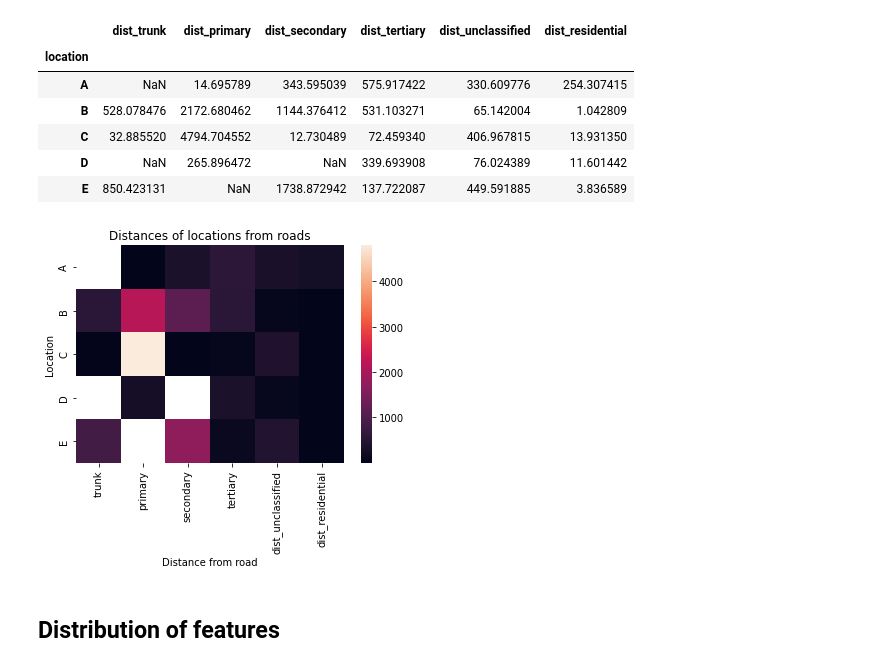
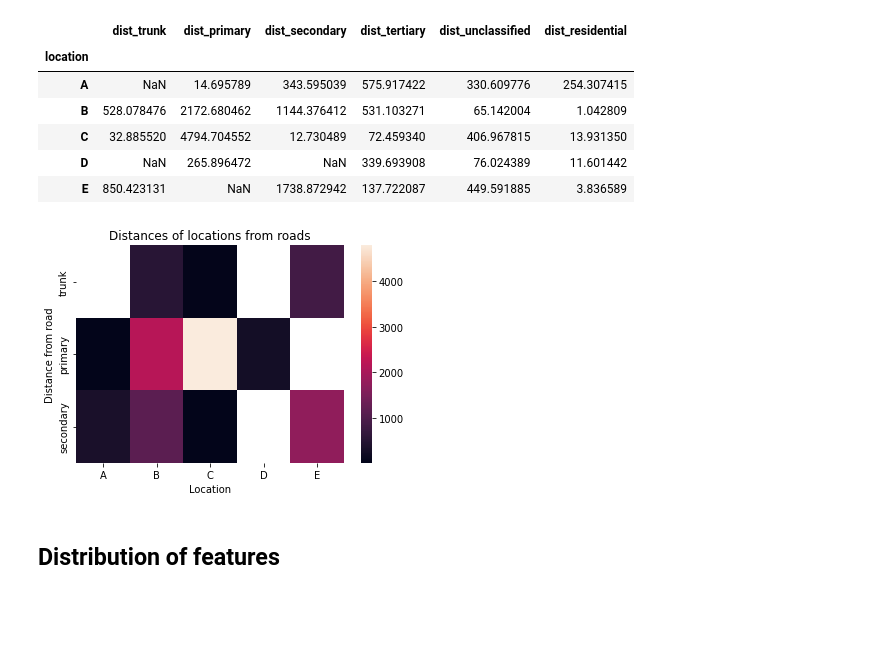
Before and after one commit to Jerwin87/ML-Project-1, a Jupyter notebook: eda_extra.ipynb, the cells around one changed output. Cells and saved outputs as stored; diff of their text form; code cells hidden in the pictures; blank space fills up the shorter version.

```diff
--- a/eda_extra.ipynb
+++ b/eda_extra.ipynb
@@ -107,10 +100,11 @@ meta[['location', 'dist_trunk', 'dist_primary', 'dist_secondary', 'dist_tertiary
 | E | 850.423131 | NaN | 1738.872942 | 137.722087 | 449.591885 | 3.836589 |
 # %%
 # without 'dist_tertiary 'dist_unclassified', 'dist_residential'
-dist_roads = meta[['location', 'dist_trunk', 'dist_primary', 'dist_secondary', 'dist_tertiary', 'dist_unclassified', 'dist_residential']].set_index('location')
-dist_roads.columns = ['trunk', 'primary', 'secondary', 'tertiary', 'dist_unclassified', 'dist_residential']
-sns.heatmap(dist_roads).set(xlabel='Distance from road', ylabel='Location', title='Distances of locations from roads');
+dist_roads = meta[['location', 'dist_trunk', 'dist_primary', 'dist_secondary']].set_index('location')
+dist_roads.columns = ['trunk', 'primary', 'secondary']
+sns.heatmap(dist_roads.T).set(xlabel='Location', ylabel='Distance from road', title='Distances of locations from roads');
+plt.savefig('images/dist_roads.jpg')
 # %% [output]
-[figure, old version]
+[figure, new version]
 # %% [markdown]
 ## Distribution of features
```
Also changed, not shown: parts of 37 cells of this notebook, 13 other files.
